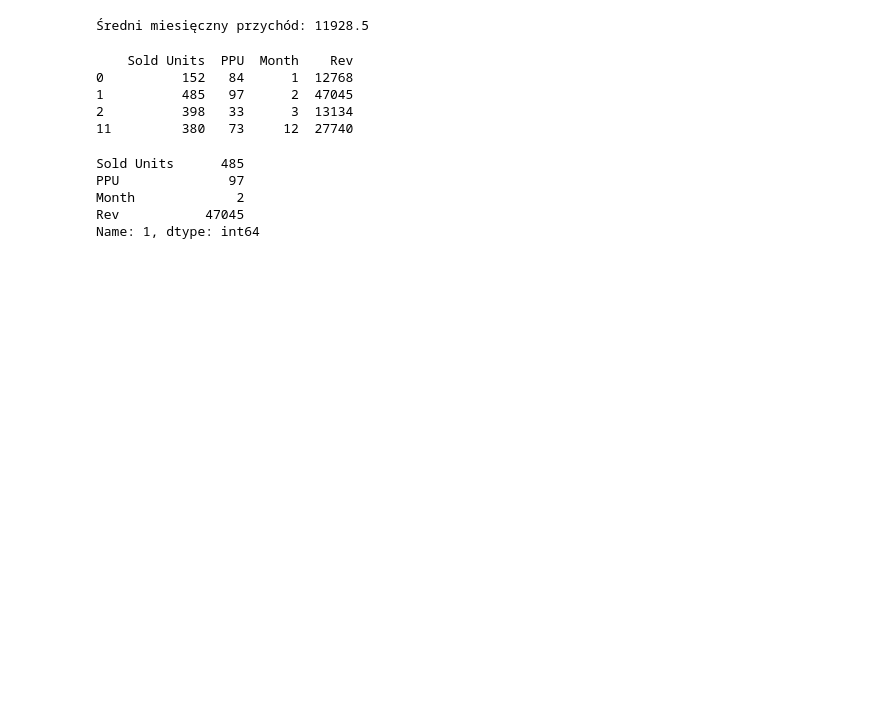
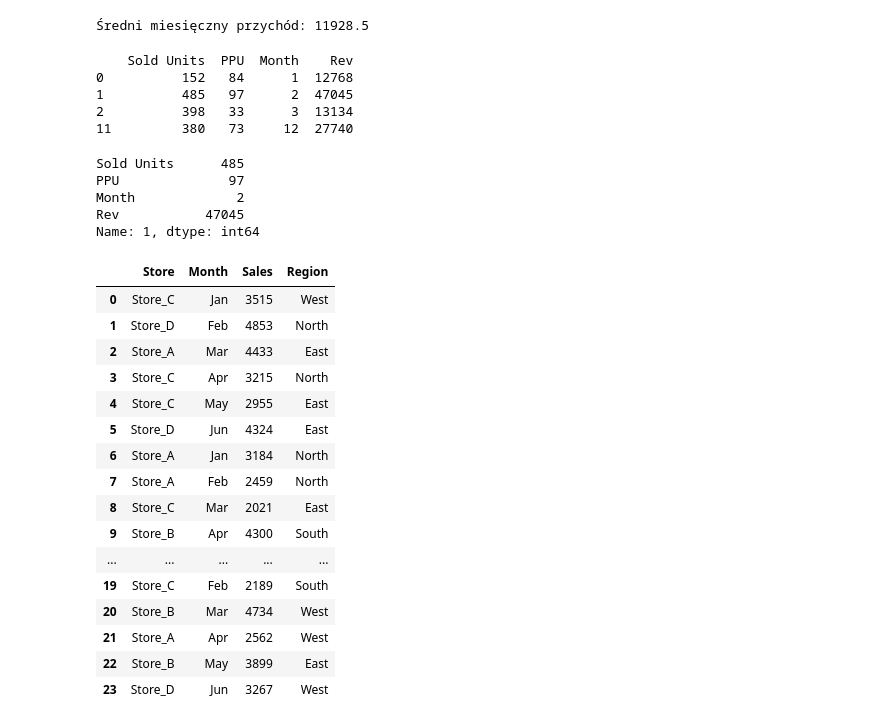
Before and after one commit to HMurawski/dump, a Jupyter notebook: dump_learning/180125/20n.ipynb, the cells around one changed output. Cells and saved outputs as stored; diff of their text form; code cells hidden in the pictures; blank space fills up the shorter version.

```diff
--- a/dump_learning/180125/20n.ipynb
+++ b/dump_learning/180125/20n.ipynb
@@ -141,3 +144,29 @@ PPU              97
 Month             2
 Rev           47045
 Name: 1, dtype: int64
+# %%
+np.random.seed(42)
+data = pd.DataFrame({
+    "Store": np.random.choice(["Store_A", "Store_B", "Store_C", "Store_D"], size=24),
+    "Month": np.tile(["Jan", "Feb", "Mar", "Apr", "May", "Jun"], 4),
+    "Sales": np.random.randint(2000, 5000, size=24),
+    "Region": np.random.choice(["North", "South", "East", "West"], size=24),
+})
+# %% [output]
+|  | Store | Month | Sales | Region |
+| 0 | Store_C | Jan | 3515 | West |
+| 1 | Store_D | Feb | 4853 | North |
+| 2 | Store_A | Mar | 4433 | East |
+| 3 | Store_C | Apr | 3215 | North |
+| 4 | Store_C | May | 2955 | East |
+| 5 | Store_D | Jun | 4324 | East |
+| 6 | Store_A | Jan | 3184 | North |
+| 7 | Store_A | Feb | 2459 | North |
+| 8 | Store_C | Mar | 2021 | East |
+| 9 | Store_B | Apr | 4300 | South |
+| ... | ... | ... | ... | ... |
+| 19 | Store_C | Feb | 2189 | South |
+| 20 | Store_B | Mar | 4734 | West |
+| 21 | Store_A | Apr | 2562 | West |
+| 22 | Store_B | May | 3899 | East |
+| 23 | Store_D | Jun | 3267 | West |
```
Also changed, not shown: parts of 6 cells of this notebook.
